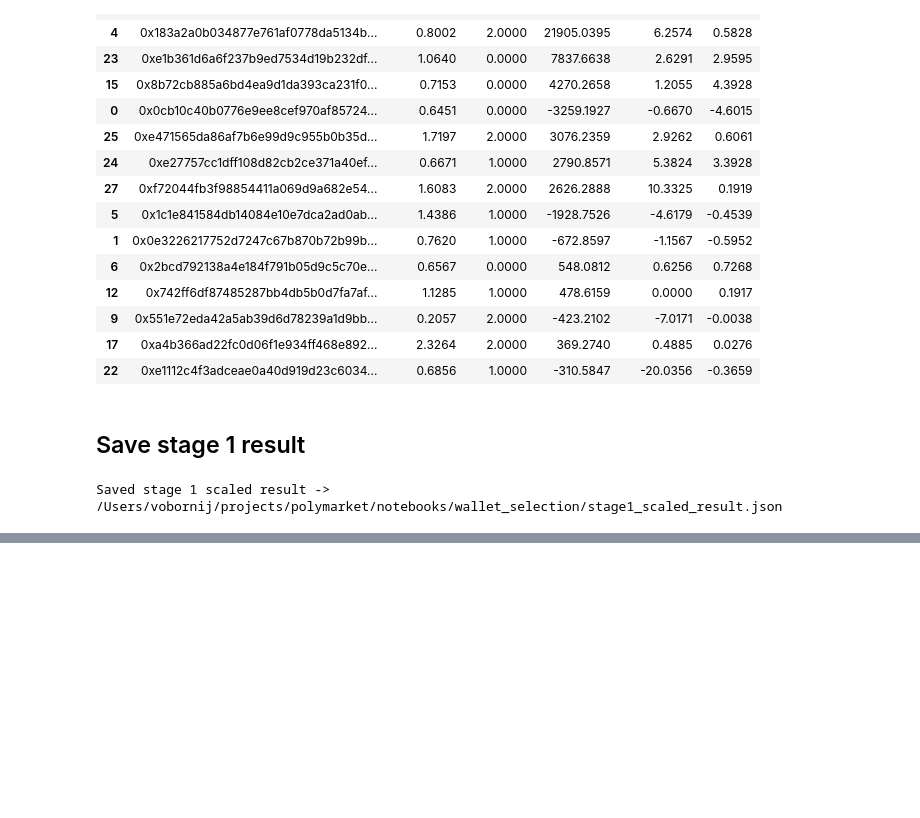
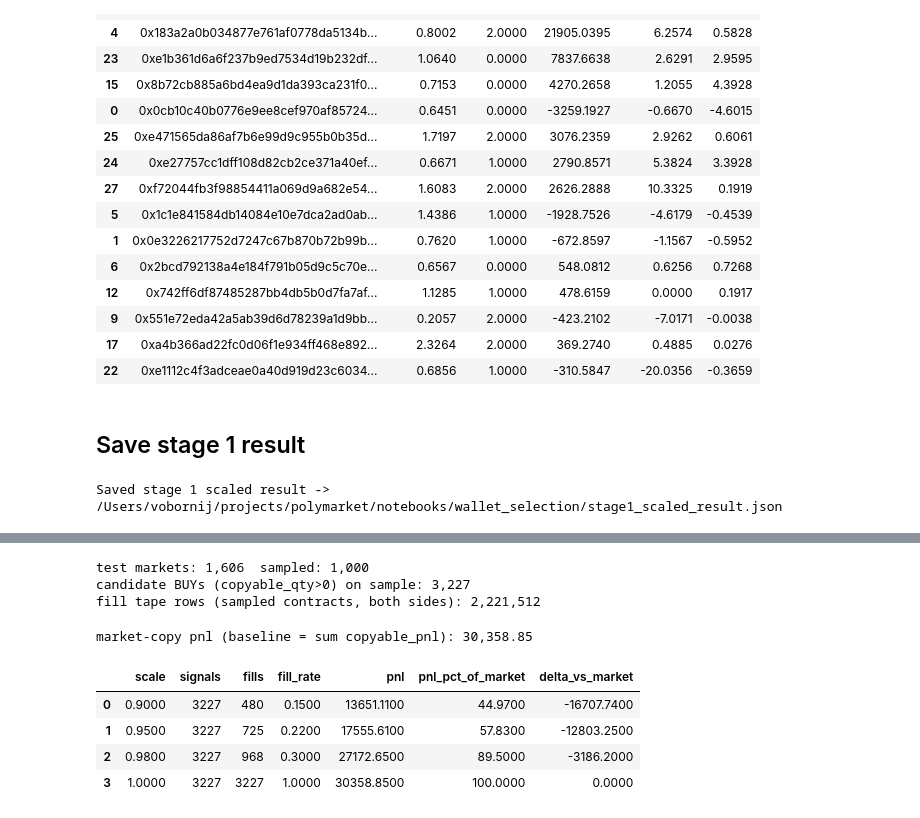
Before and after one commit to vobornij/polymarket, a Jupyter notebook: notebooks/wallet_selection/stage1_scaled.ipynb, the cells around one changed output, grey strips where cells are left out. Drawn from its saved outputs; the diff is of its cells as text; code cells hidden in the pictures; blank space fills up the shorter version.

```diff
--- a/notebooks/wallet_selection/stage1_scaled.ipynb
+++ b/notebooks/wallet_selection/stage1_scaled.ipynb
@@ -432,0 +447,52 @@ Saved stage 1 scaled result -> /Users/vobornij/projects/polymarket/notebooks/wal
+# %%
+from lib import DEFAULT_TRADES_DIR
+from signal_lab.wallet_scaling import price_scale_fill_sim
+
+rng = np.random.RandomState(42)
+test_markets = np.sort(splits["test"]["condition_id"].unique())
+n_sel = min(1000, len(test_markets))
+sel_markets = rng.choice(test_markets, size=n_sel, replace=False)
+signals = splits["test"][splits["test"]["condition_id"].isin(sel_markets)].copy()
+signals = signals[signals["copyable_qty"] > 0]
+print(f"test markets: {len(test_markets):,}  sampled: {n_sel:,}")
+print(f"candidate BUYs (copyable_qty>0) on sample: {len(signals):,}")
+
+_tape_cols = ["condition_id", "token_id", "dt", "avg_price"]
+tape_parts = []
+for f in sorted(DEFAULT_TRADES_DIR.glob("*.parquet")):
+    tp = pd.read_parquet(f, columns=_tape_cols)
+    tp = tp[tp["condition_id"].isin(sel_markets)]
+    if not tp.empty:
+        tape_parts.append(tp.rename(columns={"avg_price": "price"}))
+tape = (
+    pd.concat(tape_parts, ignore_index=True)
+    if tape_parts
+    else pd.DataFrame(columns=["condition_id", "token_id", "dt", "price"])
+)
+print(f"fill tape rows (sampled contracts, both sides): {len(tape):,}")
+# %% [output]
+test markets: 1,606  sampled: 1,000
+candidate BUYs (copyable_qty>0) on sample: 3,227
+fill tape rows (sampled contracts, both sides): 2,221,512
+# %%
+SCALES = (1.0, 0.98, 0.95, 0.90)
+sim = price_scale_fill_sim(signals, tape, scales=SCALES, window_minutes=5.0)
+base_pnl = float(signals["copyable_pnl"].sum())
+
+summary = (
+    sim.groupby("scale")
+    .agg(signals=("filled", "size"), fills=("filled", "sum"),
+         fill_rate=("filled", "mean"), pnl=("pnl", "sum"))
+    .reset_index()
+)
+summary["pnl_pct_of_market"] = summary["pnl"] / base_pnl * 100 if base_pnl else np.nan
+summary["delta_vs_market"] = summary["pnl"] - base_pnl
+print(f"market-copy pnl (baseline = sum copyable_pnl): {base_pnl:,.2f}")
+summary.round(2)
+# %% [output]
+market-copy pnl (baseline = sum copyable_pnl): 30,358.85
+|  | scale | signals | fills | fill_rate | pnl | pnl_pct_of_market | delta_vs_market |
+| 0 | 0.9000 | 3227 | 480 | 0.1500 | 13651.1100 | 44.9700 | -16707.7400 |
+| 1 | 0.9500 | 3227 | 725 | 0.2200 | 17555.6100 | 57.8300 | -12803.2500 |
+| 2 | 0.9800 | 3227 | 968 | 0.3000 | 27172.6500 | 89.5000 | -3186.2000 |
+| 3 | 1.0000 | 3227 | 3227 | 1.0000 | 30358.8500 | 100.0000 | 0.0000 |
```
Also changed, not shown: parts of 3 cells of this notebook, 6 other files.
